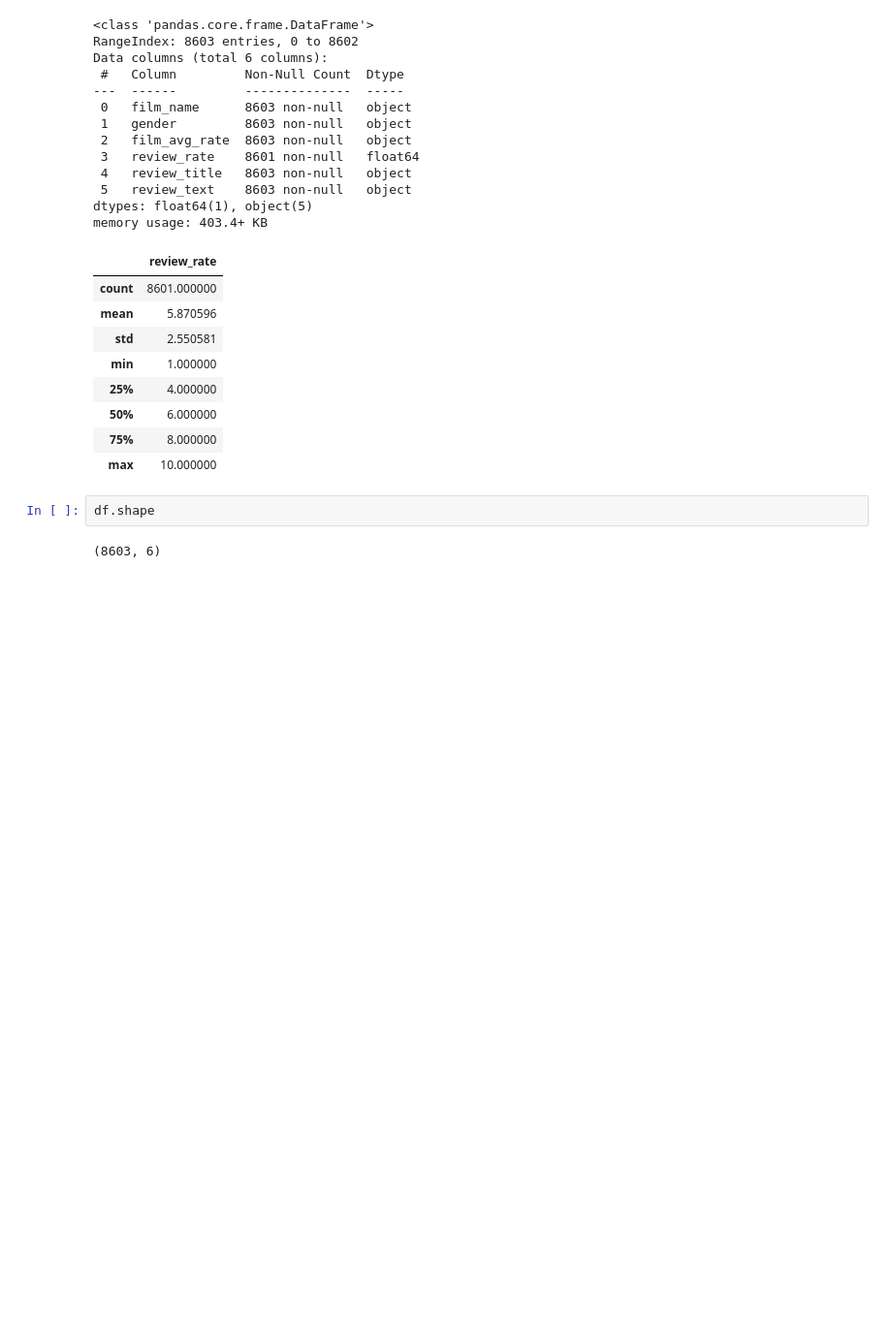
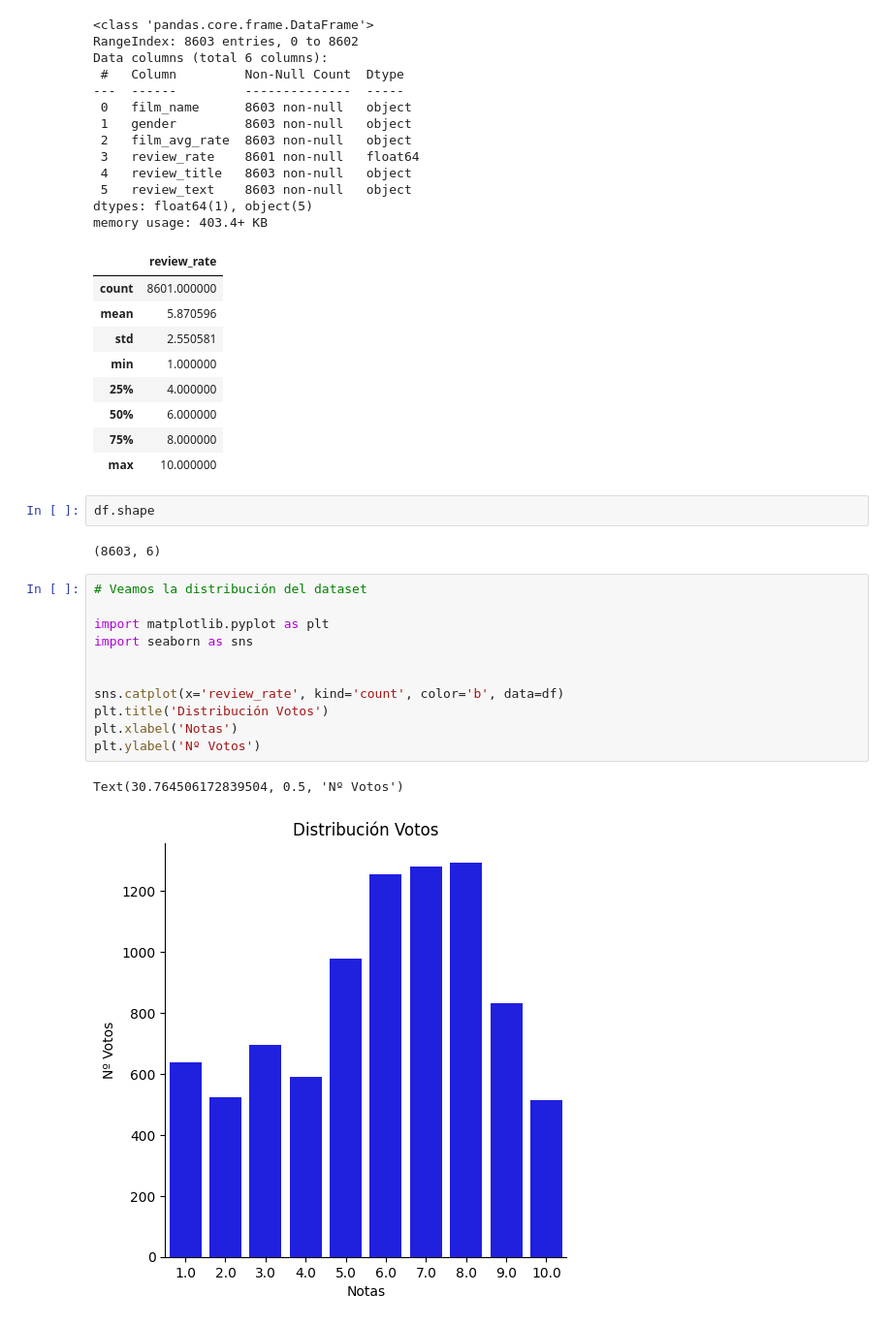
Before and after one commit to ignaciomz/CH_IM_61195, a Jupyter notebook: NLP_ReviewsPeliculasEspañol_IgnacioMartinez.ipynb, the cells around one changed output. Shown: that part at 97% size. Saved outputs shown, nothing was run; the diff lists cells and outputs as text; blank space fills up the shorter version.

```diff
--- a/NLP_ReviewsPeliculasEspañol_IgnacioMartinez.ipynb
+++ b/NLP_ReviewsPeliculasEspañol_IgnacioMartinez.ipynb
@@ -94,3 +94,17 @@ memory usage: 403.4+ KB
 df.shape
 # %% [output]
 (8603, 6)
+# %%
+# Veamos la distribución del dataset
+
+import matplotlib.pyplot as plt
+import seaborn as sns
+
+
+sns.catplot(x='review_rate', kind='count', color='b', data=df)
+plt.title('Distribución Votos')
+plt.xlabel('Notas')
+plt.ylabel('Nº Votos')
+# %% [output]
+Text(30.764506172839504, 0.5, 'Nº Votos')
+[figure, added]
```
Also changed, not shown: parts of 11 cells of this notebook.
